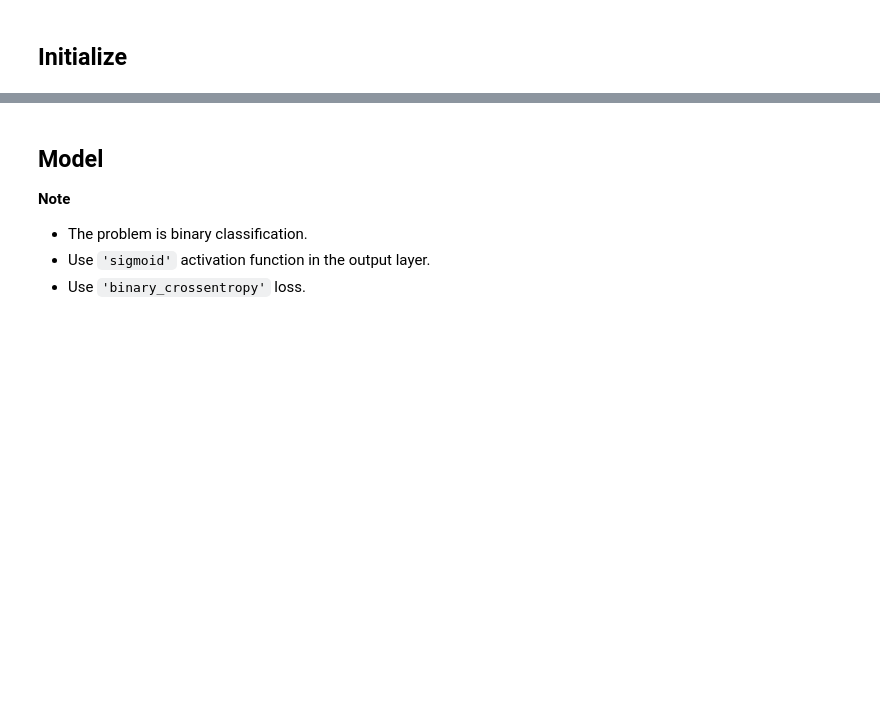
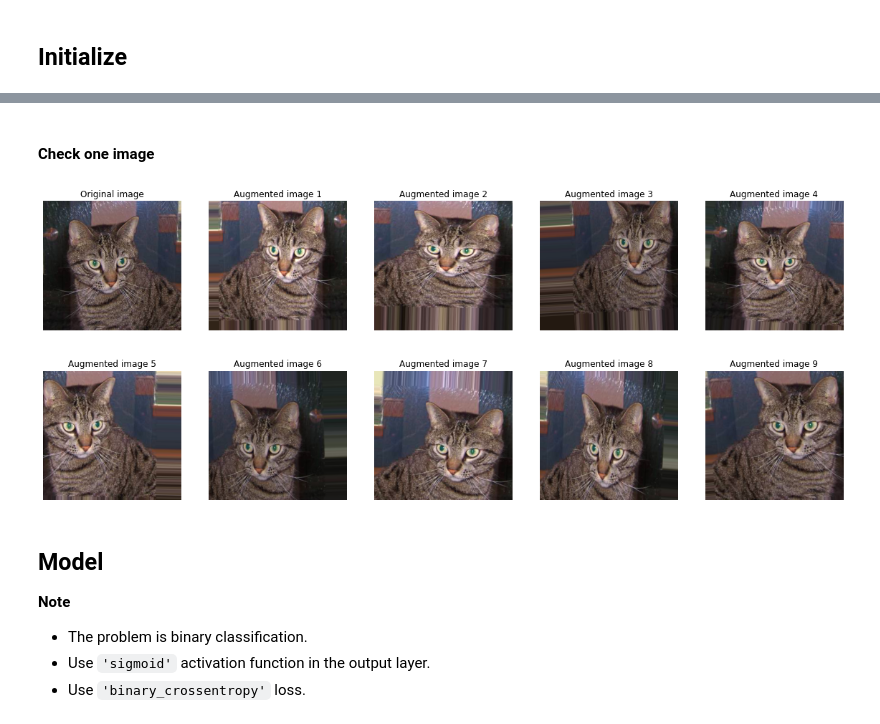
Before and after one commit to nipundebnath/tensorflow-2-practice, a Jupyter notebook: 02-Computer-Vision/01b-Cat-Dog-Classification.ipynb, the cells around one changed output, grey strips where cells are left out. Saved outputs shown, nothing was run; the diff lists cells and outputs as text; code cells hidden in the pictures; blank space fills up the shorter version.

```diff
--- a/02-Computer-Vision/01b-Cat-Dog-Classification.ipynb
+++ b/02-Computer-Vision/01b-Cat-Dog-Classification.ipynb
@@ -212,3 +111,37 @@ test_generator.reset()
+# %% [markdown]
+#### Check one image
+# %%
+# get one image
+img = cv2.imread(f'{DIR_TRAIN}/cat/1.jpg')
+# convert BGR to RGB
+img = img[:, :, ::-1]
+
+# show the original image
+plt.figure(figsize=(20, 8))
+plt.subplot(2,5,1)
+plt.title('Original image')
+plt.axis('off')
+plt.imshow(img)
+
+# get augmented images
+for i in range(9):
+    # perform random augmentation
+    # NOTE: it performs all random transformation defined in 'train_datagen'
+    # except the rescaling
+    aug_img = train_datagen.random_transform(img)
+
+    # convert float to uint8
+    aug_img = aug_img.astype('uint8')
+
+    # plot the figures
+    plt.subplot(2,5,i+2)
+    plt.title(f'Augmented image {i+1}')
+    plt.axis('off')
+    plt.imshow(aug_img)
+
+plt.show()
+# %% [output]
+[figure, added]
 # %% [markdown]
 ## Model
 
```
Also changed, not shown: parts of 30 cells of this notebook, 1 other file.
